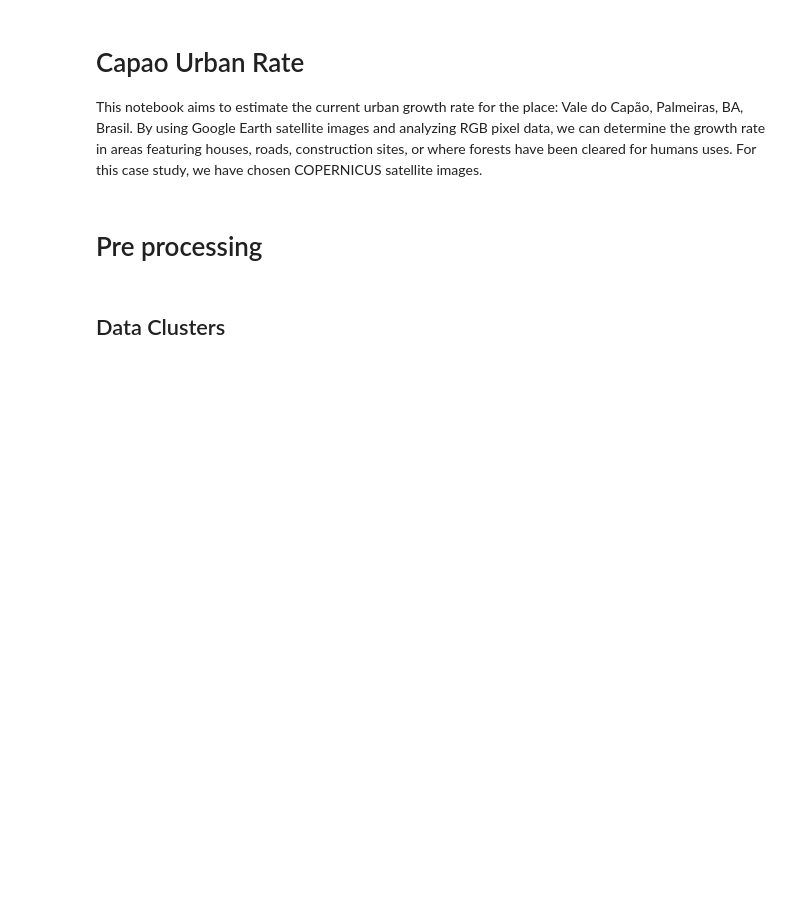
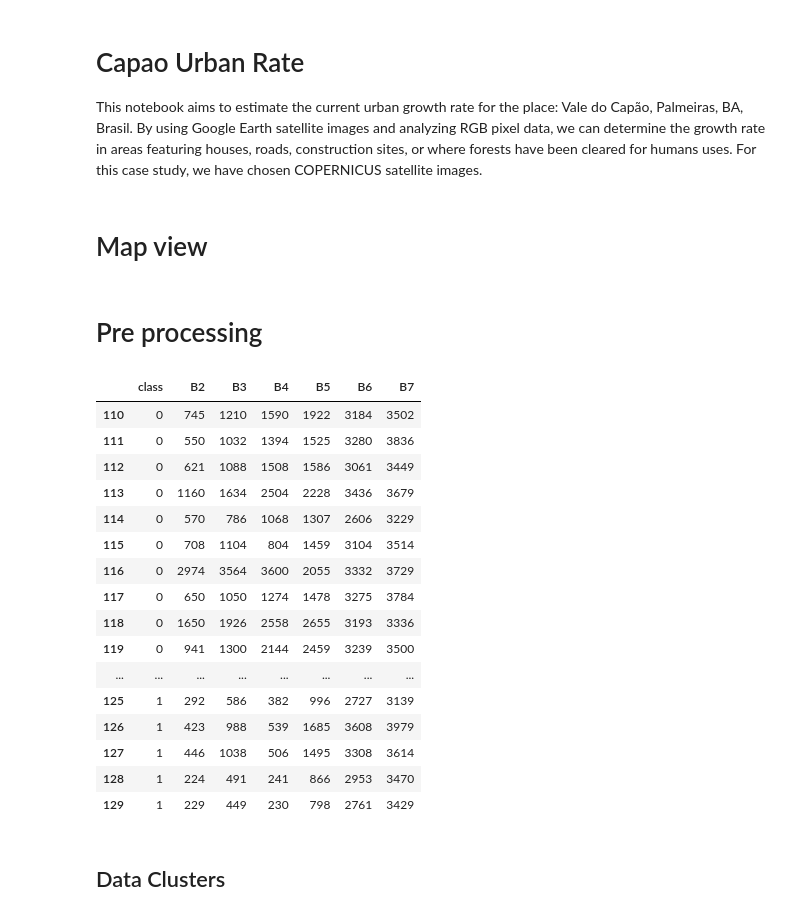
Before and after one commit to viriatonova/capao_urban_rate, a Jupyter notebook: src/classificator.ipynb, the cells around one changed output. Cells and saved outputs as stored; diff of their text form; code cells hidden in the pictures; blank space fills up the shorter version.

```diff
--- a/src/classificator.ipynb
+++ b/src/classificator.ipynb
@@ -28,3 +34,5 @@ image = (
 )
 # B2 - Blue | B3 - Green |  B4 - Red
 bands = ['B2', 'B3', 'B4']
+# %% [markdown]
+# Map view
@@ -31,13 +50,34 @@ bands = ['B2', 'B3', 'B4']
 # %% [markdown]
 # Pre processing
 # %%
-df = pd.read_csv('./data/capao_urban_rate.csv')
+# df = pd.read_csv('./data/dataset_bands_3.csv')
+df = pd.read_csv('./data/dataset_bands_6.csv')
 
-dataset = df[['system:index', 'B2', 'B3', 'B4']].copy()
+# dataset = df[['system:index', 'B2', 'B3', 'B4']].copy()
+dataset = df[['system:index', 'B2', 'B3', 'B4', 'B5', 'B6', 'B7']].copy()
+
 dataset = dataset.replace(regex=r'1_\d+_\d+', value=0) # Urban Class 0
 dataset = dataset.replace(regex=r'2_\d+_\d+', value=1) # Urban Class 1
 dataset.rename(columns={'system:index': 'class'}, inplace=True)
-dataset[60:90]
+dataset[110:130]
+# %% [output]
+|  | class | B2 | B3 | B4 | B5 | B6 | B7 |
+| 110 | 0 | 745 | 1210 | 1590 | 1922 | 3184 | 3502 |
+| 111 | 0 | 550 | 1032 | 1394 | 1525 | 3280 | 3836 |
+| 112 | 0 | 621 | 1088 | 1508 | 1586 | 3061 | 3449 |
+| 113 | 0 | 1160 | 1634 | 2504 | 2228 | 3436 | 3679 |
+| 114 | 0 | 570 | 786 | 1068 | 1307 | 2606 | 3229 |
+| 115 | 0 | 708 | 1104 | 804 | 1459 | 3104 | 3514 |
+| 116 | 0 | 2974 | 3564 | 3600 | 2055 | 3332 | 3729 |
+| 117 | 0 | 650 | 1050 | 1274 | 1478 | 3275 | 3784 |
+| 118 | 0 | 1650 | 1926 | 2558 | 2655 | 3193 | 3336 |
+| 119 | 0 | 941 | 1300 | 2144 | 2459 | 3239 | 3500 |
+| ... | ... | ... | ... | ... | ... | ... | ... |
+| 125 | 1 | 292 | 586 | 382 | 996 | 2727 | 3139 |
+| 126 | 1 | 423 | 988 | 539 | 1685 | 3608 | 3979 |
+| 127 | 1 | 446 | 1038 | 506 | 1495 | 3308 | 3614 |
+| 128 | 1 | 224 | 491 | 241 | 866 | 2953 | 3470 |
+| 129 | 1 | 229 | 449 | 230 | 798 | 2761 | 3429 |
 # %% [markdown]
 ## Data Clusters
 # %%
```
Also changed, not shown: parts of 11 cells of this notebook, 3 other files.
